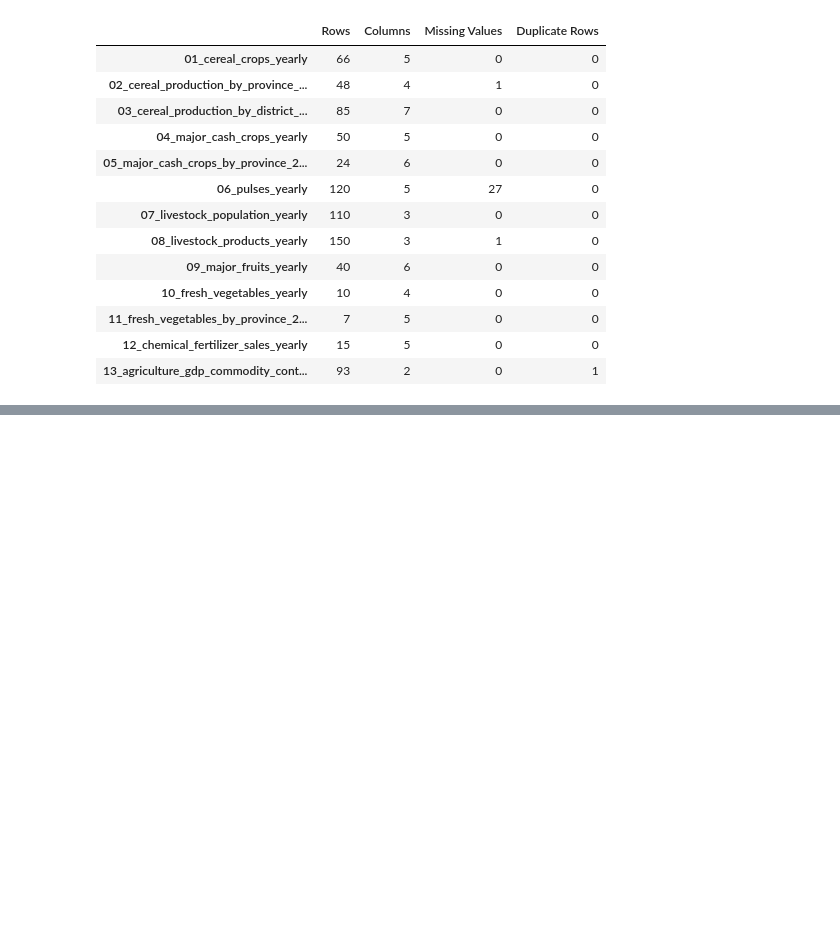
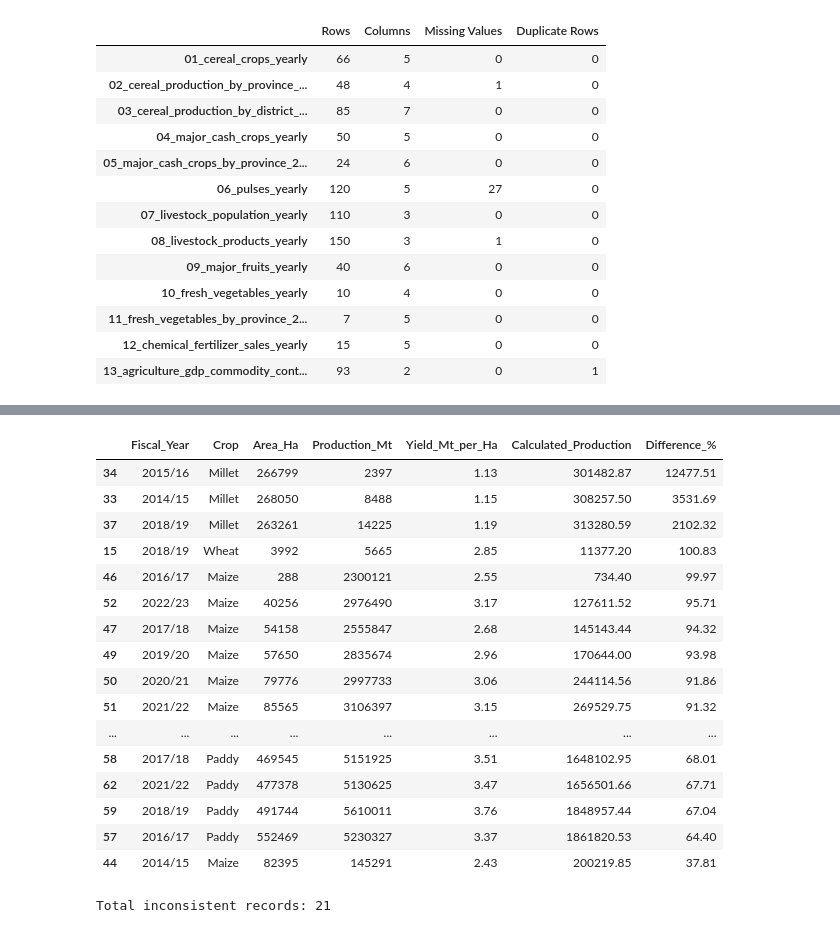
Before and after one commit to Srijan0113/Nepal_Agriculture_Analysis, a Jupyter notebook: Python/01_Agriculture_Data_Analysis.ipynb, the cells around one changed output, grey strips where cells are left out. Drawn from its saved outputs; the diff is of its cells as text; code cells hidden in the pictures; blank space fills up the shorter version.

```diff
--- a/Python/01_Agriculture_Data_Analysis.ipynb
+++ b/Python/01_Agriculture_Data_Analysis.ipynb
@@ -88,0 +139,63 @@ display(missing_summary)
+# %%
+# Validate reported production against area and yield
+
+cereal_validation = cereal_df.copy()
+
+cereal_validation["Calculated_Production"] = (
+    cereal_validation["Area_Ha"] *
+    cereal_validation["Yield_Mt_per_Ha"]
+)
+
+cereal_validation["Difference_%"] = (
+    (
+        cereal_validation["Production_Mt"] -
+        cereal_validation["Calculated_Production"]
+    ).abs()
+    / cereal_validation["Production_Mt"].abs()
+) * 100
+
+# Flag records with more than 5% difference
+cereal_validation["Data_Issue"] = (
+    cereal_validation["Difference_%"] > 5
+)
+
+# Show inconsistent records
+inconsistent_records = (
+    cereal_validation[cereal_validation["Data_Issue"]]
+    .sort_values("Difference_%", ascending=False)
+)
+
+display(
+    inconsistent_records[
+        [
+            "Fiscal_Year",
+            "Crop",
+            "Area_Ha",
+            "Production_Mt",
+            "Yield_Mt_per_Ha",
+            "Calculated_Production",
+            "Difference_%"
+        ]
+    ].round(2)
+)
+
+print("Total inconsistent records:", len(inconsistent_records))
+# %% [output]
+|  | Fiscal_Year | Crop | Area_Ha | Production_Mt | Yield_Mt_per_Ha | Calculated_Production | Difference_% |
+| 34 | 2015/16 | Millet | 266799 | 2397 | 1.13 | 301482.87 | 12477.51 |
+| 33 | 2014/15 | Millet | 268050 | 8488 | 1.15 | 308257.50 | 3531.69 |
+| 37 | 2018/19 | Millet | 263261 | 14225 | 1.19 | 313280.59 | 2102.32 |
+| 15 | 2018/19 | Wheat | 3992 | 5665 | 2.85 | 11377.20 | 100.83 |
+| 46 | 2016/17 | Maize | 288 | 2300121 | 2.55 | 734.40 | 99.97 |
+| 52 | 2022/23 | Maize | 40256 | 2976490 | 3.17 | 127611.52 | 95.71 |
+| 47 | 2017/18 | Maize | 54158 | 2555847 | 2.68 | 145143.44 | 94.32 |
+| 49 | 2019/20 | Maize | 57650 | 2835674 | 2.96 | 170644.00 | 93.98 |
+| 50 | 2020/21 | Maize | 79776 | 2997733 | 3.06 | 244114.56 | 91.86 |
+| 51 | 2021/22 | Maize | 85565 | 3106397 | 3.15 | 269529.75 | 91.32 |
+| ... | ... | ... | ... | ... | ... | ... | ... |
+| 58 | 2017/18 | Paddy | 469545 | 5151925 | 3.51 | 1648102.95 | 68.01 |
+| 62 | 2021/22 | Paddy | 477378 | 5130625 | 3.47 | 1656501.66 | 67.71 |
+| 59 | 2018/19 | Paddy | 491744 | 5610011 | 3.76 | 1848957.44 | 67.04 |
+| 57 | 2016/17 | Paddy | 552469 | 5230327 | 3.37 | 1861820.53 | 64.40 |
+| 44 | 2014/15 | Maize | 82395 | 145291 | 2.43 | 200219.85 | 37.81 |
+Total inconsistent records: 21
```
Also changed, not shown: parts of 9 cells of this notebook.
